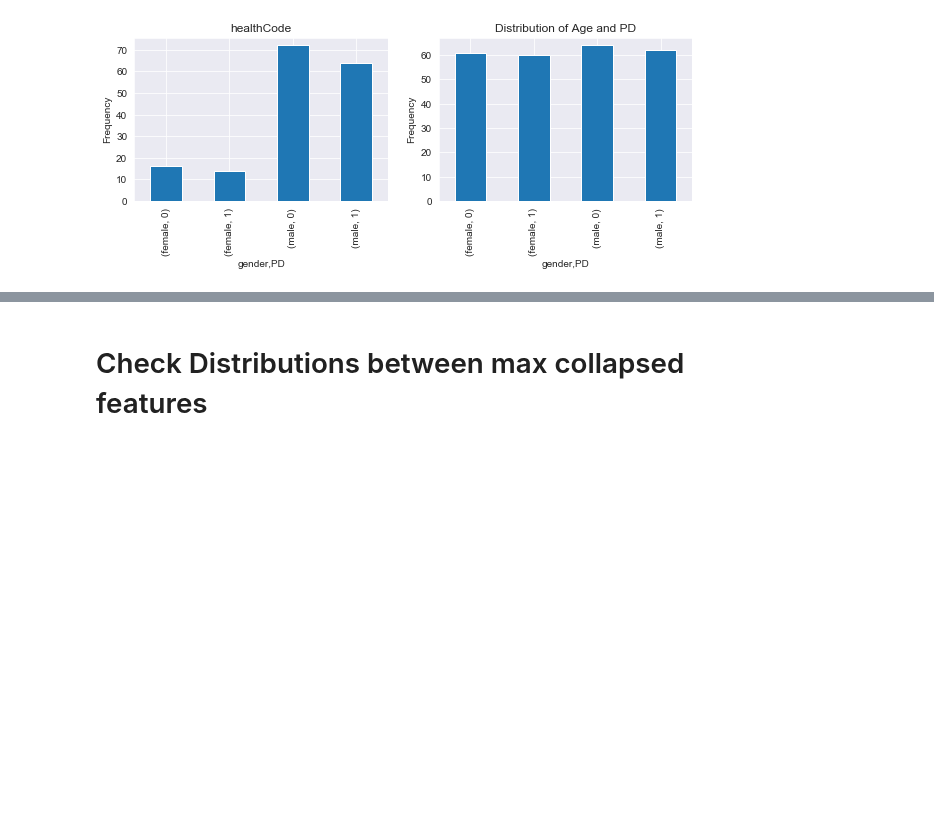
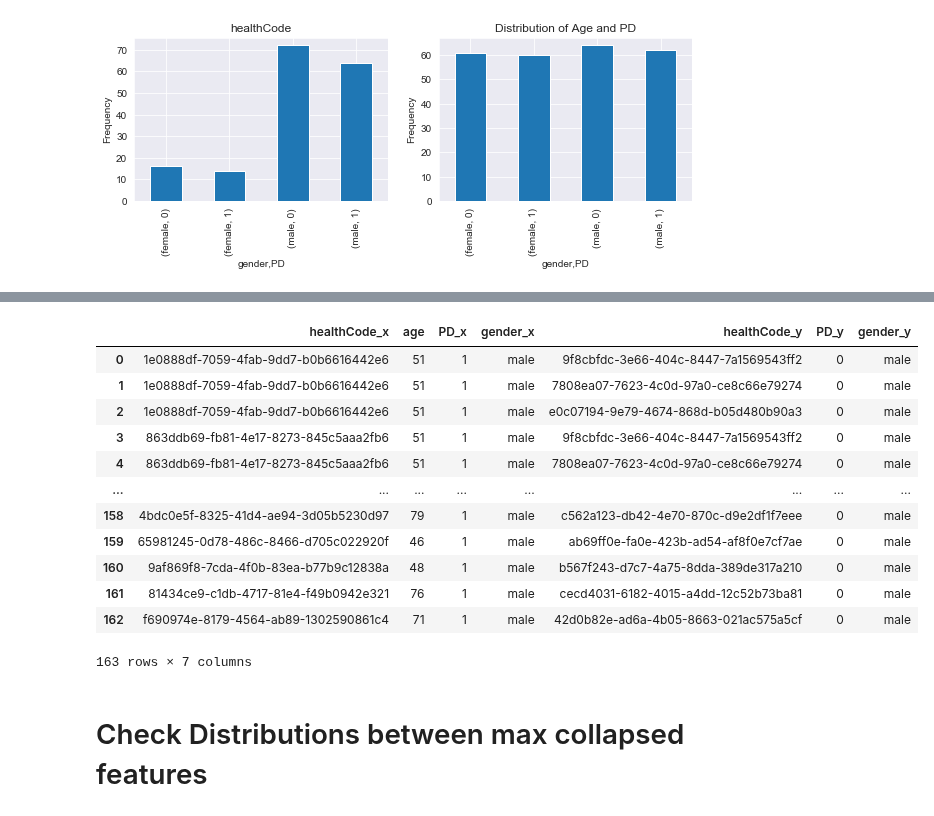
Before and after one commit to arytontediarjo/mPower-Analysis, a Jupyter notebook: Notebooks/FEATURE_ANALYSIS_WALKING.ipynb, the cells around one changed output, grey strips where cells are left out. Cells and saved outputs as stored; diff of their text form; code cells hidden in the pictures; blank space fills up the shorter version.

```diff
--- a/Notebooks/FEATURE_ANALYSIS_WALKING.ipynb
+++ b/Notebooks/FEATURE_ANALYSIS_WALKING.ipynb
@@ -71,3 +54,24 @@ NONPD = data[data["PD"] == 1]
+# %%
+male_PD    = data[(data["PD"] == 1) & (data["gender"] == "male")]
+male_NONPD = data[(data["PD"] == 0) & (data["gender"] == "male")]
+male_PD = male_PD[["healthCode", "age", "PD", "gender"]].drop_duplicates("healthCode").reset_index(drop = True)
+male_NONPD = male_NONPD[["healthCode", "age", "PD", "gender"]].drop_duplicates("healthCode").reset_index(drop = True)
+# %%
+pd.merge(male_PD, male_NONPD, on = "age", how = "inner")
+# %% [output]
+|  | healthCode_x | age | PD_x | gender_x | healthCode_y | PD_y | gender_y |
+| 0 | 1e0888df-7059-4fab-9dd7-b0b6616442e6 | 51 | 1 | male | 9f8cbfdc-3e66-404c-8447-7a1569543ff2 | 0 | male |
+| 1 | 1e0888df-7059-4fab-9dd7-b0b6616442e6 | 51 | 1 | male | 7808ea07-7623-4c0d-97a0-ce8c66e79274 | 0 | male |
+| 2 | 1e0888df-7059-4fab-9dd7-b0b6616442e6 | 51 | 1 | male | e0c07194-9e79-4674-868d-b05d480b90a3 | 0 | male |
+| 3 | 863ddb69-fb81-4e17-8273-845c5aaa2fb6 | 51 | 1 | male | 9f8cbfdc-3e66-404c-8447-7a1569543ff2 | 0 | male |
+| 4 | 863ddb69-fb81-4e17-8273-845c5aaa2fb6 | 51 | 1 | male | 7808ea07-7623-4c0d-97a0-ce8c66e79274 | 0 | male |
+| ... | ... | ... | ... | ... | ... | ... | ... |
+| 158 | 4bdc0e5f-8325-41d4-ae94-3d05b5230d97 | 79 | 1 | male | c562a123-db42-4e70-870c-d9e2df1f7eee | 0 | male |
+| 159 | 65981245-0d78-486c-8466-d705c022920f | 46 | 1 | male | ab69ff0e-fa0e-423b-ad54-af8f0e7cf7ae | 0 | male |
+| 160 | 9af869f8-7cda-4f0b-83ea-b77b9c12838a | 48 | 1 | male | b567f243-d7c7-4a75-8dda-389de317a210 | 0 | male |
+| 161 | 81434ce9-c1db-4717-81e4-f49b0942e321 | 76 | 1 | male | cecd4031-6182-4015-a4dd-12c52b73ba81 | 0 | male |
+| 162 | f690974e-8179-4564-ab89-1302590861c4 | 71 | 1 | male | 42d0b82e-ad6a-4b05-8663-021ac575a5cf | 0 | male |
+163 rows × 7 columns
 # %%
 def aggregate_func(data, gender):
     if gender != "all":
```
Also changed, not shown: parts of 1 cell of this notebook, 2 other files.
